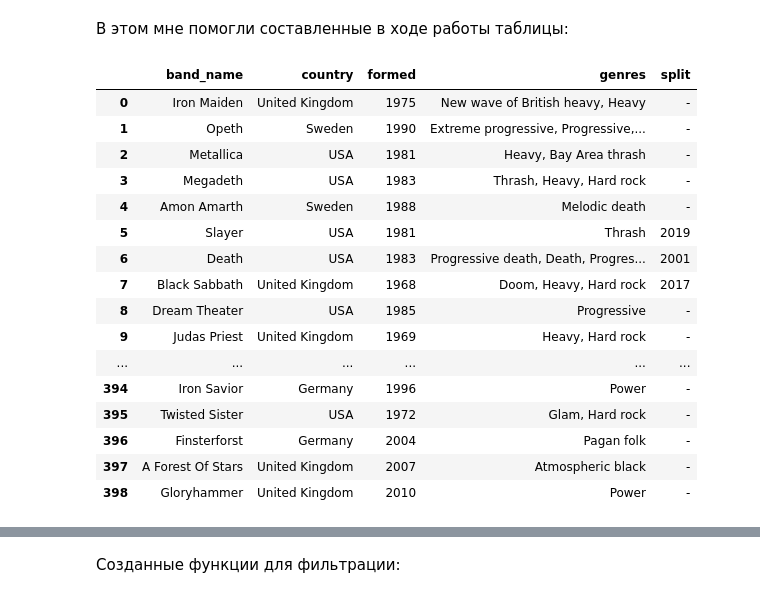
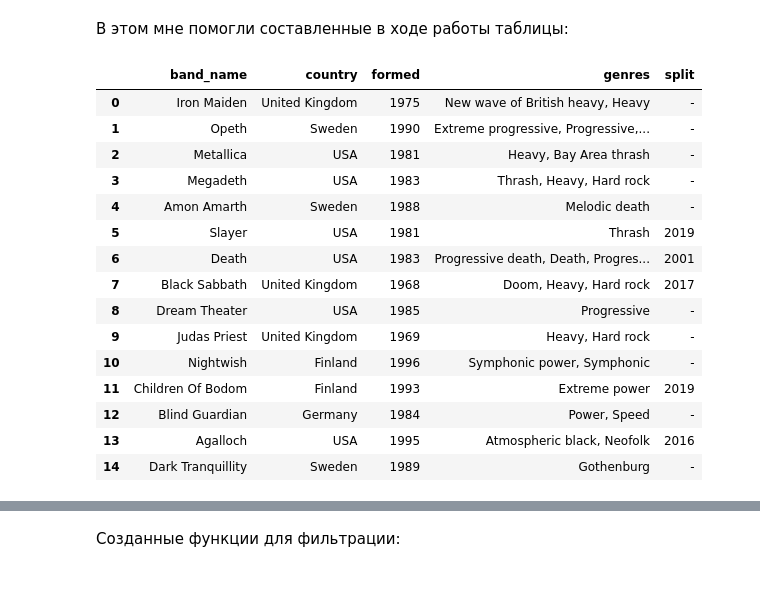
Before and after one commit to Wishmas/Timofey_Vorovatov, a Jupyter notebook: Metal_bands_analysis/Анализ металшторма.ipynb, the cells around one changed output, grey strips where cells are left out. Saved outputs shown, nothing was run; the diff lists cells and outputs as text; code cells hidden in the pictures.

```diff
--- a/Metal_bands_analysis/Анализ металшторма.ipynb
+++ b/Metal_bands_analysis/Анализ металшторма.ipynb
@@ -70,7 +70,7 @@ import numpy as np
 #df = pd.read_csv(BytesIO(r.content))
 #df = df.drop('Unnamed: 0',axis=1)
 # %%
-df = pd.read_csv('Metal_bands_list_2',sep=',',header=0,index_col=None)
+df = pd.read_csv('Metal_bands_list_2.csv',sep=',',header=0,index_col=None)
 df = df.drop('Unnamed: 0',axis=1)
 # %% [markdown]
 Результатом данного этапа работы стала следующая таблица, в которой фигурировали название групп, страна их происхождения, год образования и жанры, в которых они играют:
@@ -729,24 +729,23 @@ global
 В этом мне помогли составленные в ходе работы таблицы:
 # %%
 # Основная таблица
-df.style
+df.head(15)
 # %% [output]
 |  | band_name | country | formed | genres | split |
 | 0 | Iron Maiden | United Kingdom | 1975 | New wave of British heavy, Heavy | - |
 | 1 | Opeth | Sweden | 1990 | Extreme progressive, Progressive,... | - |
 | 2 | Metallica | USA | 1981 | Heavy, Bay Area thrash | - |
 | 3 | Megadeth | USA | 1983 | Thrash, Heavy, Hard rock | - |
 | 4 | Amon Amarth | Sweden | 1988 | Melodic death | - |
 | 5 | Slayer | USA | 1981 | Thrash | 2019 |
 | 6 | Death | USA | 1983 | Progressive death, Death, Progres... | 2001 |
 | 7 | Black Sabbath | United Kingdom | 1968 | Doom, Heavy, Hard rock | 2017 |
 | 8 | Dream Theater | USA | 1985 | Progressive | - |
 | 9 | Judas Priest | United Kingdom | 1969 | Heavy, Hard rock | - |
-| ... | ... | ... | ... | ... | ... |
-| 394 | Iron Savior | Germany | 1996 | Power | - |
-| 395 | Twisted Sister | USA | 1972 | Glam, Hard rock | - |
-| 396 | Finsterforst | Germany | 2004 | Pagan folk | - |
-| 397 | A Forest Of Stars | United Kingdom | 2007 | Atmospheric black | - |
-| 398 | Gloryhammer | United Kingdom | 2010 | Power | - |
+| 10 | Nightwish | Finland | 1996 | Symphonic power, Symphonic | - |
+| 11 | Children Of Bodom | Finland | 1993 | Extreme power | 2019 |
+| 12 | Blind Guardian | Germany | 1984 | Power, Speed | - |
+| 13 | Agalloch | USA | 1995 | Atmospheric black, Neofolk | 2016 |
+| 14 | Dark Tranquillity | Sweden | 1989 | Gothenburg | - |
 # %%
 # Статистика по основным жанрам
```
Also changed, not shown: parts of 16 cells of this notebook.
